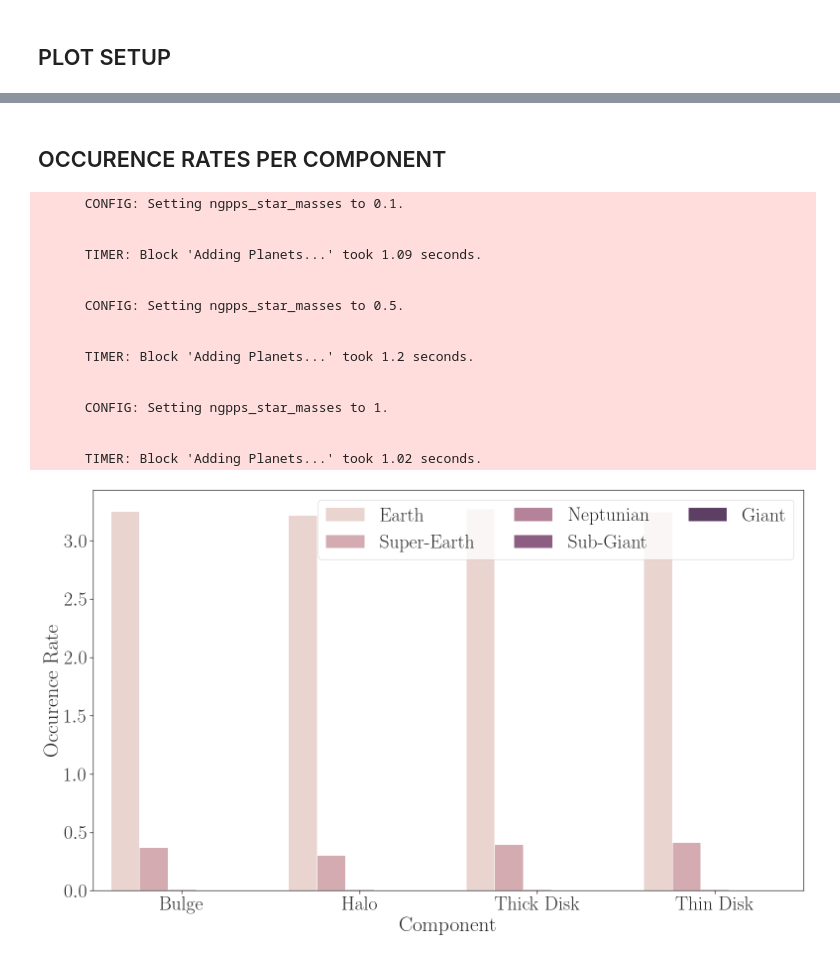
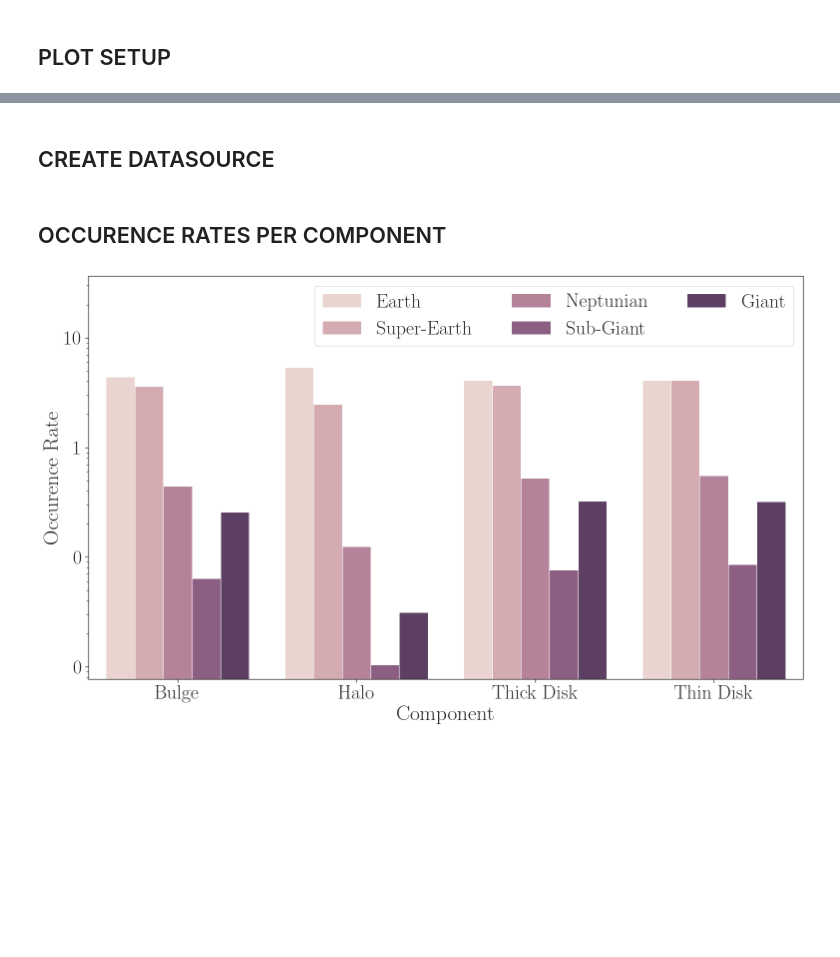
Before and after one commit to ChrisBoettner/skaro, a Jupyter notebook: notebooks/Component_populations.ipynb, the cells around one changed output, grey strips where cells are left out. Saved outputs shown, nothing was run; the diff lists cells and outputs as text; code cells hidden in the pictures; blank space fills up the shorter version.

Commit message:
implemented lower and upper hard_bounds for planet predicition and added some code to make plotting easier, particularly included gallifrey.analysis and the count_planets function

```diff
--- a/notebooks/Component_populations.ipynb
+++ b/notebooks/Component_populations.ipynb
@@ -82,0 +82,2 @@ save = True
+# %% [markdown]
+## CREATE DATASOURCE
@@ -115,44 +92,38 @@ def calculate_occurence_rates(host_star_mass):
 # %%
 def barplot(occurence_rate_long_format, host_star_mass):
     plt.figure()
     with sns.axes_style("ticks"):
         occurence_rate_barplot = sns.barplot(
             data=occurence_rate_long_format,
             x="Component",
             y="Occurence Rate",
             hue="Planet Type",
-            log=False,
+            log=True,
             palette=get_palette(),
         )
     # adjust legend
-    occurence_rate_barplot = adjust_legend(occurence_rate_barplot, pad=1)
+    occurence_rate_barplot = adjust_legend(occurence_rate_barplot, pad=5)
+    # set linear formatter
+    occurence_rate_barplot.yaxis.set_major_formatter(ScalarFormatter())
 
     FigureProcessor(occurence_rate_barplot.figure).save(
         f"occurence_rates_with_host_star_mass_={host_star_mass}.pdf",
         sub_directory=figure_subdirectory,
         save=save,
     )
+    return occurence_rate_barplot
 
 
 masses = (0.1, 0.5, 1)
 for m in masses:
-    occurence_rate_long_format = calculate_occurence_rates(host_star_mass=m)
-    barplot(occurence_rate_long_format, host_star_mass=m)
+    occurence_rate_long_format = count_planets(
+        model,
+        lambda: mw.sphere(radius=radius),
+        planet_categories,
+        normalize_by="planet_hosting_number",
+        model_config={"ngpps_star_mass": m},
+        long_format=True,
+    )
+    plot = barplot(occurence_rate_long_format, host_star_mass=m)
 # %% [output]
-      CONFIG: Setting ngpps_star_masses to 0.1.
-
-
-      TIMER: Block 'Adding Planets...' took 1.09 seconds.
-
-
-      CONFIG: Setting ngpps_star_masses to 0.5.
-
-
-      TIMER: Block 'Adding Planets...' took 1.2 seconds.
-
-
-      CONFIG: Setting ngpps_star_masses to 1.
-
-
-      TIMER: Block 'Adding Planets...' took 1.02 seconds.
-[figure, old version]
+[figure, new version]
```
Also changed, not shown: parts of 6 cells of this notebook, 18 other files.
